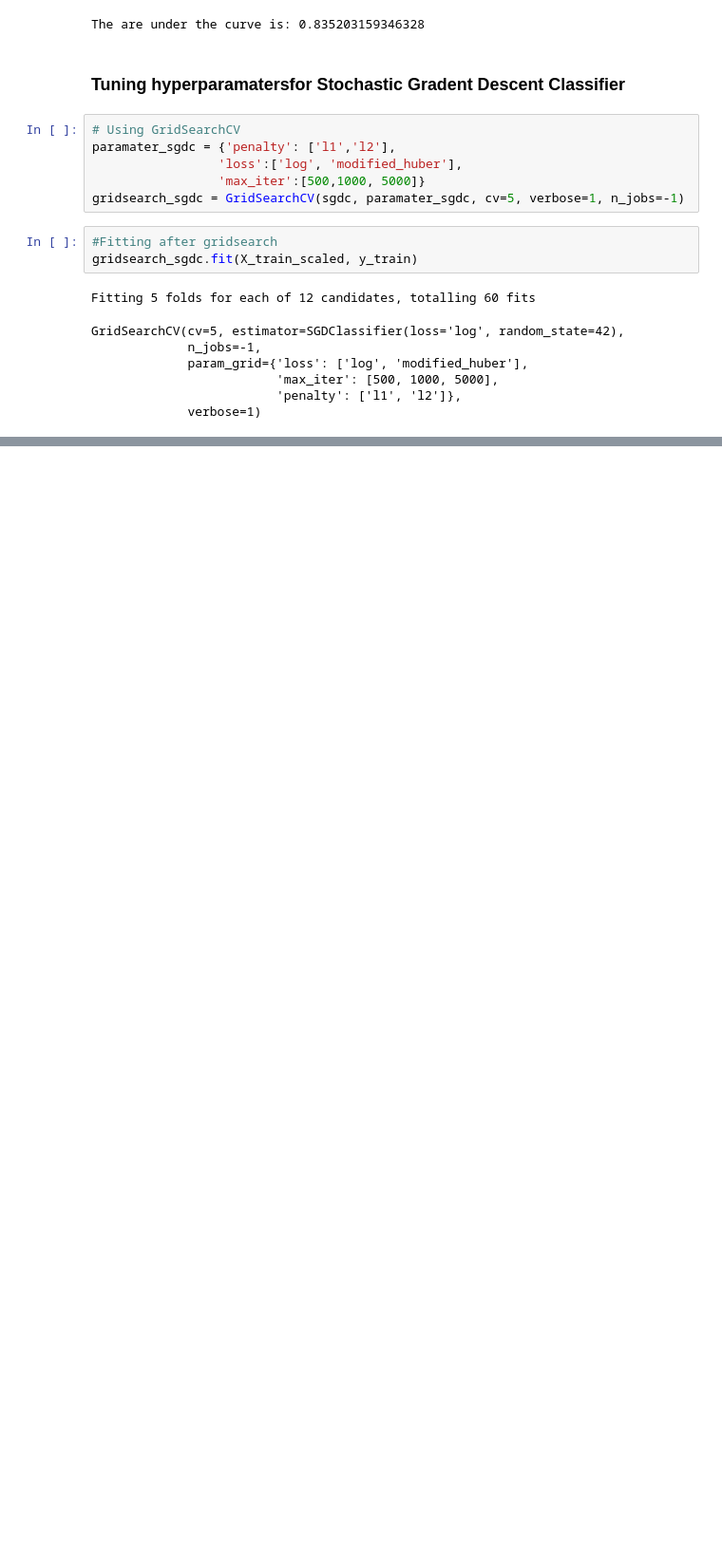
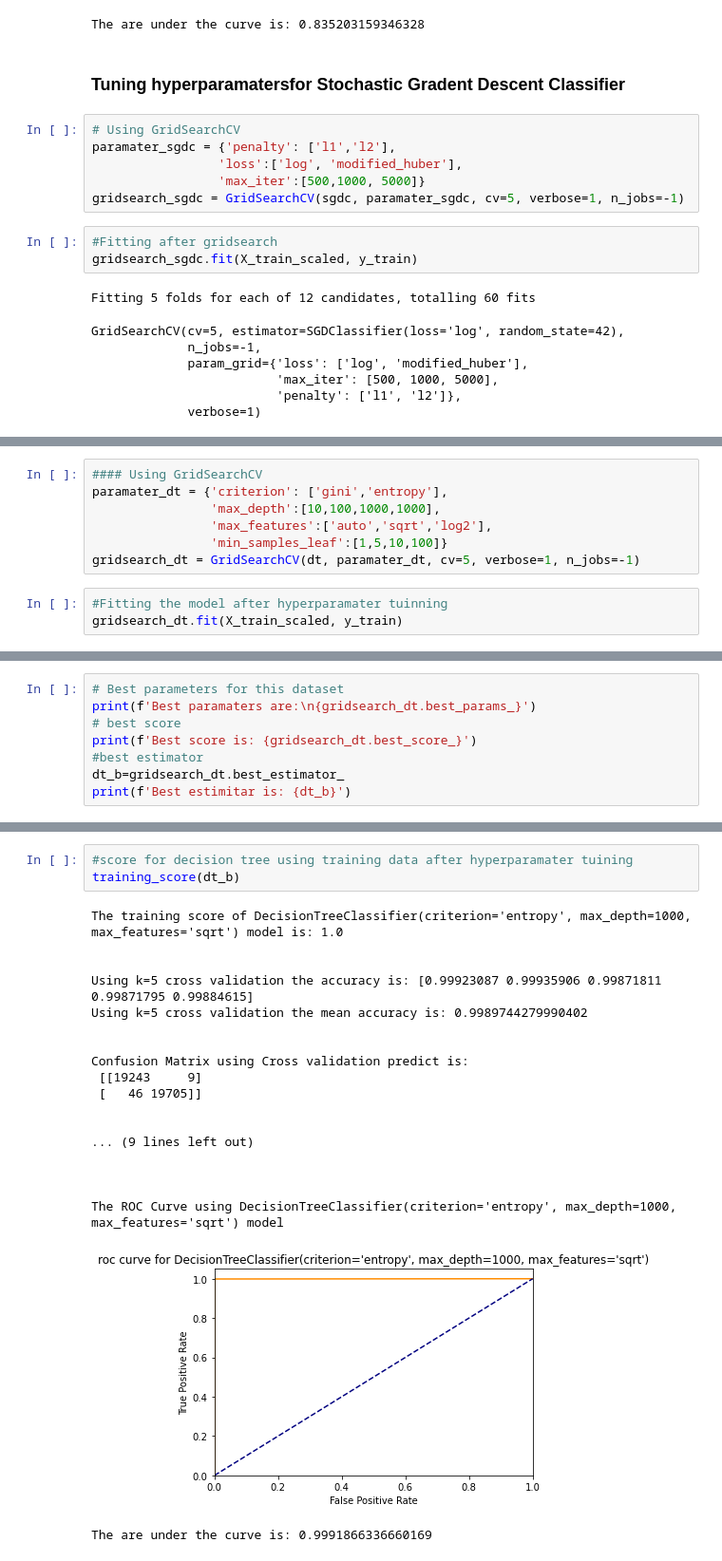
Before and after one commit to pandeysudip/Rental, a Jupyter notebook: 3.Model_Building.ipynb, the cells around one changed output, grey strips where cells are left out. Shown at 95% size. Drawn from its saved outputs; the diff is of its cells as text; blank space fills up the shorter version.

```diff
--- a/3.Model_Building.ipynb
+++ b/3.Model_Building.ipynb
@@ -483,0 +526,10 @@ The are under the curve is: 0.8365323453602378
+# %%
+#### Using GridSearchCV
+paramater_dt = {'criterion': ['gini','entropy'],
+                'max_depth':[10,100,1000,1000],
+                'max_features':['auto','sqrt','log2'],
+                'min_samples_leaf':[1,5,10,100]}
+gridsearch_dt = GridSearchCV(dt, paramater_dt, cv=5, verbose=1, n_jobs=-1)
+# %%
+#Fitting the model after hyperparamater tuinning
+gridsearch_dt.fit(X_train_scaled, y_train)
@@ -483,0 +544,8 @@ The are under the curve is: 0.8365323453602378
+# %%
+# Best parameters for this dataset
+print(f'Best paramaters are:\n{gridsearch_dt.best_params_}')
+# best score
+print(f'Best score is: {gridsearch_dt.best_score_}')
+#best estimator
+dt_b=gridsearch_dt.best_estimator_
+print(f'Best estimitar is: {dt_b}')
@@ -483,0 +557,23 @@ The are under the curve is: 0.8365323453602378
+# %%
+#score for decision tree using training data after hyperparamater tuining
+training_score(dt_b)
+# %% [output]
+The training score of DecisionTreeClassifier(criterion='entropy', max_depth=1000, max_features='sqrt') model is: 1.0
+
+
+Using k=5 cross validation the accuracy is: [0.99923087 0.99935906 0.99871811 0.99871795 0.99884615]
+Using k=5 cross validation the mean accuracy is: 0.9989744279990402
+
+
+Confusion Matrix using Cross validation predict is:
+ [[19243     9]
+ [   46 19705]]
+
+
+... (9 lines left out)
+
+
+
+The ROC Curve using DecisionTreeClassifier(criterion='entropy', max_depth=1000, max_features='sqrt') model
+[figure, added]
+The are under the curve is: 0.9991866336660169
```
Also changed, not shown: parts of 30 cells of this notebook.
